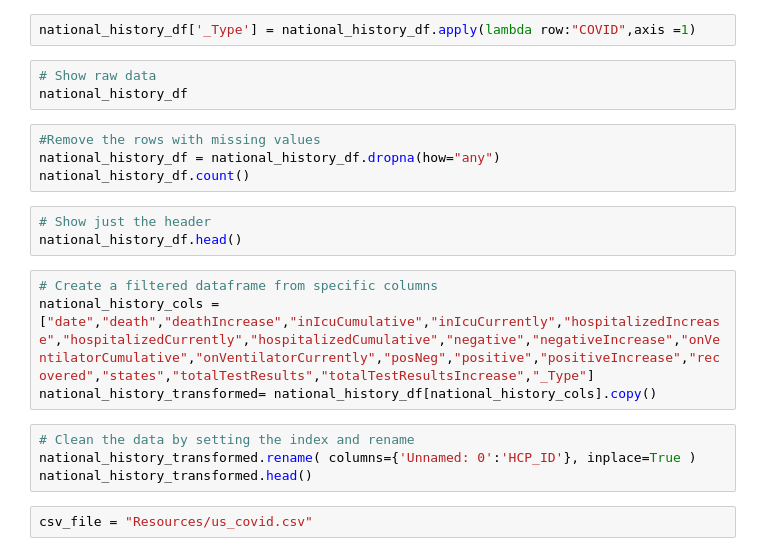
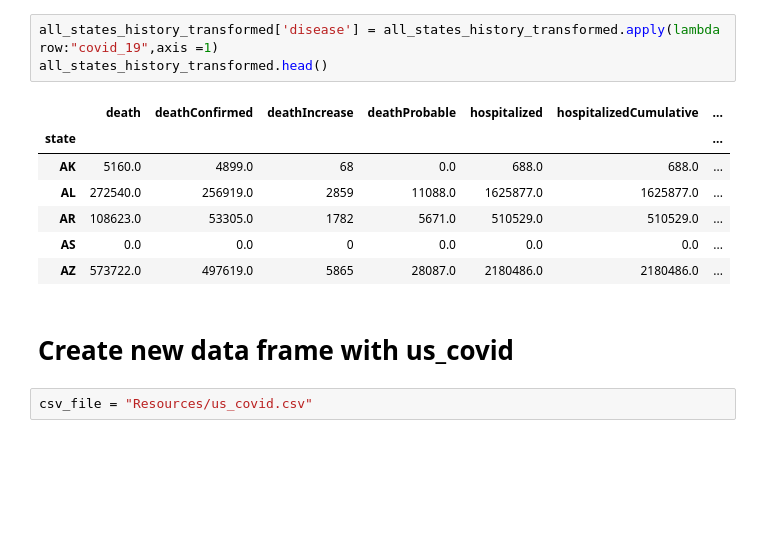
Before and after one commit to Shanaida/etlproject, a Jupyter notebook: ETL.ipynb, the cells around one changed output. Saved outputs shown, nothing was run; the diff lists cells and outputs as text; blank space fills up the shorter version.

```diff
--- a/ETL.ipynb
+++ b/ETL.ipynb
@@ -13,23 +120,16 @@ national_history_df.head()
 # %%
-national_history_df['_Type'] = national_history_df.apply(lambda row:"COVID",axis =1)
+all_states_history_transformed['disease'] = all_states_history_transformed.apply(lambda row:"covid_19",axis =1)
+all_states_history_transformed.head()
+# %% [output]
+|  | death | deathConfirmed | deathIncrease | deathProbable | hospitalized | hospitalizedCumulative | ... |
+| state |  |  |  |  |  |  | ... |
+| AK | 5160.0 | 4899.0 | 68 | 0.0 | 688.0 | 688.0 | ... |
+| AL | 272540.0 | 256919.0 | 2859 | 11088.0 | 1625877.0 | 1625877.0 | ... |
+| AR | 108623.0 | 53305.0 | 1782 | 5671.0 | 510529.0 | 510529.0 | ... |
+| AS | 0.0 | 0.0 | 0 | 0.0 | 0.0 | 0.0 | ... |
+| AZ | 573722.0 | 497619.0 | 5865 | 28087.0 | 2180486.0 | 2180486.0 | ... |
-# %%
-# Show raw data
-national_history_df
-# %%
-#Remove the rows with missing values
-national_history_df = national_history_df.dropna(how="any")
-national_history_df.count()
-# %%
-# Show just the header
-national_history_df.head()
-# %%
-# Create a filtered dataframe from specific columns
-national_history_cols = ["date","death","deathIncrease","inIcuCumulative","inIcuCurrently","hospitalizedIncrease","hospitalizedCurrently","hospitalizedCumulative","negative","negativeIncrease","onVentilatorCumulative","onVentilatorCurrently","posNeg","positive","positiveIncrease","recovered","states","totalTestResults","totalTestResultsIncrease","_Type"]
-national_history_transformed= national_history_df[national_history_cols].copy()
-# %%
-# Clean the data by setting the index and rename
-national_history_transformed.rename( columns={'Unnamed: 0':'HCP_ID'}, inplace=True )
-national_history_transformed.head()
+# %% [markdown]
+# Create new data frame with us_covid
 # %%
 csv_file = "Resources/us_covid.csv"
 # %%
```
Also changed, not shown: parts of 40 cells of this notebook, 4 other files.
